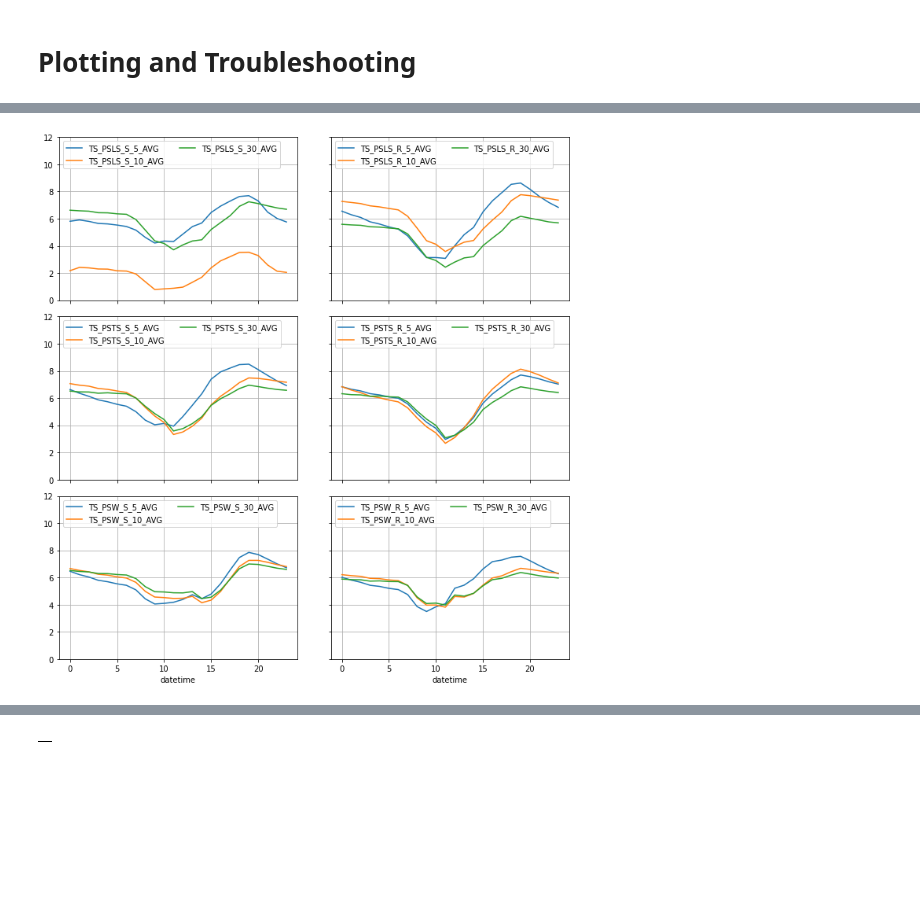
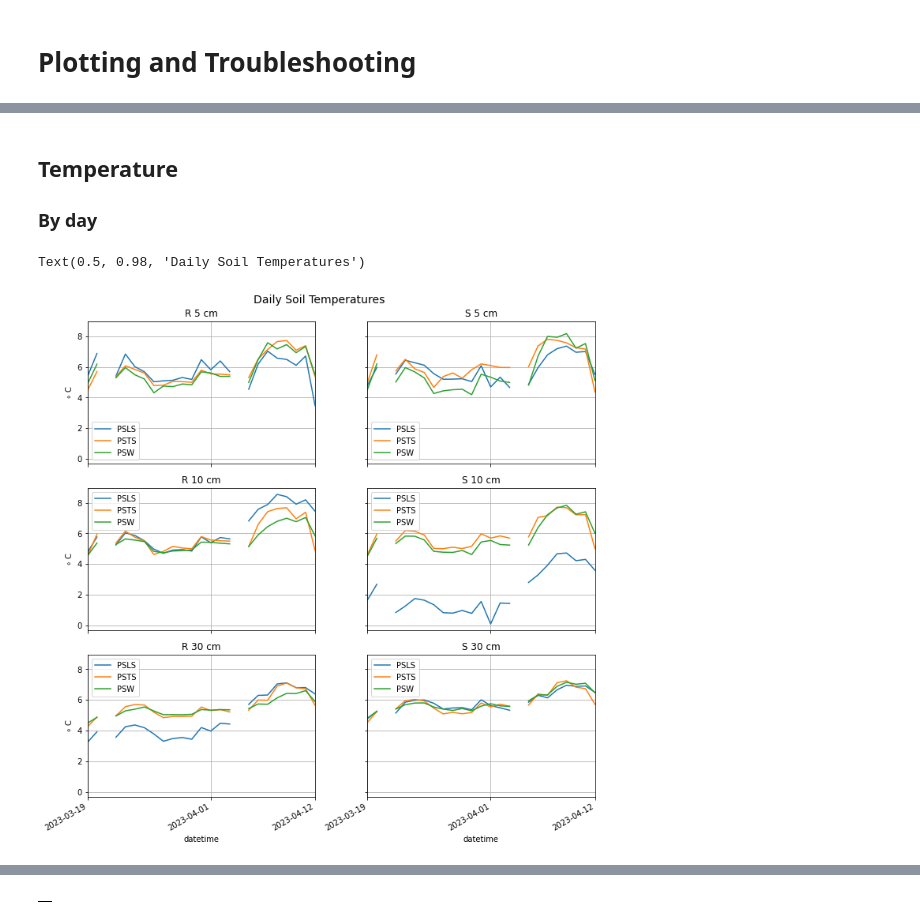
Before and after one commit to ubc-micromet/DataLogger_Programs, a Jupyter notebook: BBS/CompileSoilData.ipynb, the cells around one changed output, grey strips where cells are left out. Saved outputs shown, nothing was run; the diff lists cells and outputs as text; code cells hidden in the pictures; blank space fills up the shorter version.

```diff
--- a/BBS/CompileSoilData.ipynb
+++ b/BBS/CompileSoilData.ipynb
@@ -182,21 +172,31 @@ plt.tight_layout()
-# %%
-Positions = ['PSLS','PSTS','PSW']
-
-
-fig,ax=plt.subplots(3,2,figsize=(10,10),sharey=True,sharex='col')
-
-depths = ['5','10','30']
-
-ax[0,0].set_ylim(0,12)
-for i,pos in enumerate(Positions):
-    cols = [f'TS_{pos}_S_{depth}_AVG' for depth in depths]
-    AllData[cols].groupby(AllData.index.hour).mean().plot(ax=ax[i,0])
-    ax[i,0].legend(ncol=2,loc=2)
-    ax[i,0].grid()
-    cols = [f'TS_{pos}_R_{depth}_AVG' for depth in depths]
-    AllData[cols].groupby(AllData.index.hour).mean().plot(ax=ax[i,1])
-    ax[i,1].legend(ncol=2,loc=2)
-    ax[i,1].grid()
-plt.tight_layout()
-# %% [output]
-[figure, removed]
+# %% [markdown]
+## Temperature
+
+### By day
+# %%
+Ecosystems = ['PSLS','PSTS','PSW']
+Depths = ['5','10','30']
+Treatments = ['R','S']
+
+ByDay = AllData.resample('D').mean()
+
+fig,axes=plt.subplots(3,2,figsize=(10,10),sharey=True,sharex=True)
+for i,d in enumerate(Depths):
+    ax = axes[i]
+    for j,t in enumerate(Treatments):
+        cols = [f'TS_{eco}_{t}_{d}_AVG' for eco in Ecosystems]
+        ByDay[cols].plot(ax=ax[j])
+        ax[j].legend(Ecosystems)
+        ax[j].grid()
+        ax[j].set_title(f'{t} {d} cm')
+    ax[0].set_ylabel('$\circ$ C')
+
+ax[0].xaxis.set_major_formatter(mdates.DateFormatter('%Y-%m-%d'))
+ax[0].minorticks_off()
+fig.autofmt_xdate()
+
+plt.tight_layout(rect =[0,0,1,.97])
+plt.suptitle('Daily Soil Temperatures',fontsize=14)
+# %% [output]
+Text(0.5, 0.98, 'Daily Soil Temperatures')
+[figure, added]
```
Also changed, not shown: parts of 12 cells of this notebook, 1 other file.
